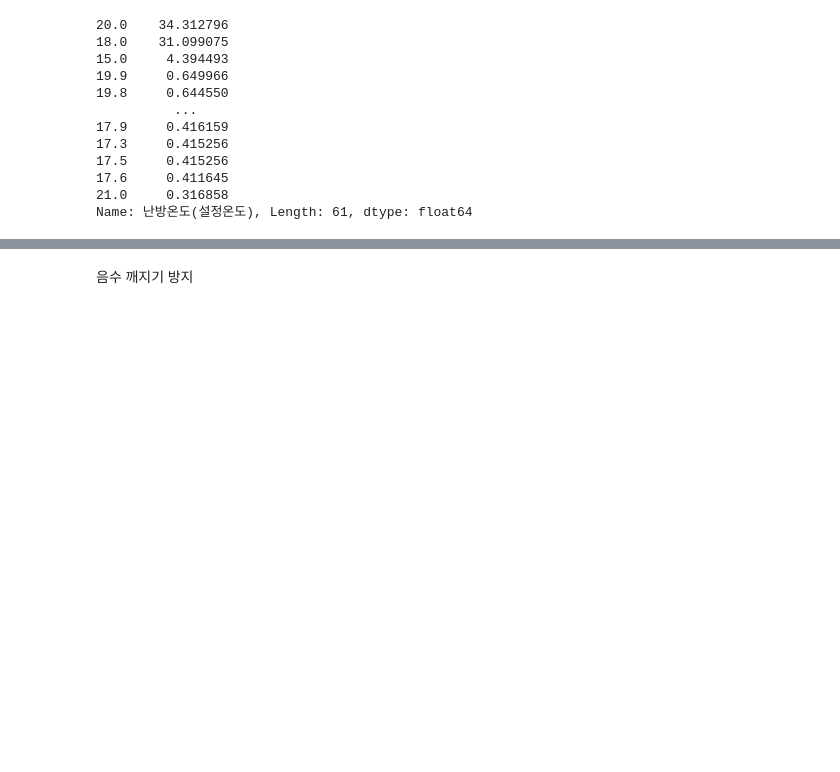
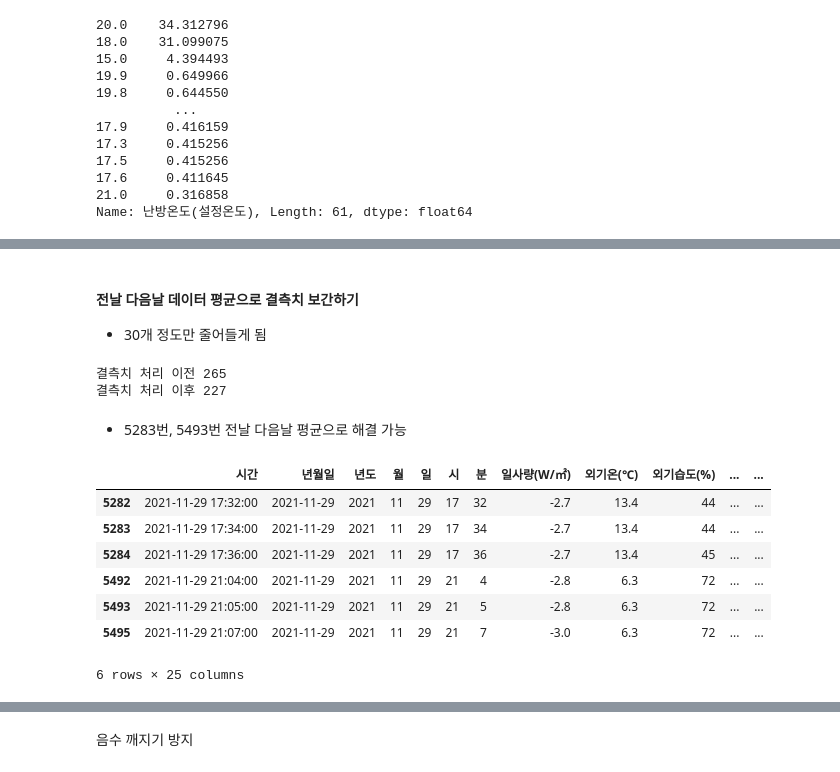
Before and after one commit to yxbxn/smart_farm, a Jupyter notebook: EDA.ipynb, the cells around one changed output, grey strips where cells are left out. Drawn from its saved outputs; the diff is of its cells as text; code cells hidden in the pictures; blank space fills up the shorter version.

```diff
--- a/EDA.ipynb
+++ b/EDA.ipynb
@@ -743,0 +752,5 @@ Name: 난방온도(설정온도), Length: 61, dtype: float64
+# %%
+smart_farm_null = train_df_2.copy()
+
+# Y값 결측치는 drop해주기
+smart_farm_null = smart_farm_null[smart_farm_null["열공급량(kWh)"].notnull()].reset_index(drop=True)
@@ -743,0 +791,3 @@ Name: 난방온도(설정온도), Length: 61, dtype: float64
+# %% [markdown]
+#### 전날 다음날 데이터 평균으로 결측치 보간하기
+- 30개 정도만 줄어들게 됨
@@ -743,0 +813,20 @@ Name: 난방온도(설정온도), Length: 61, dtype: float64
+# %%
+print("결측치 처리 이전",smart_farm_null.isnull().sum().sum())
+print("결측치 처리 이후",smart_farm_nonull.isnull().sum().sum())
+# %% [output]
+결측치 처리 이전 265
+결측치 처리 이후 227
+# %% [markdown]
+- 5283번, 5493번 전날 다음날 평균으로 해결 가능
+# %%
+# 결측치 처리 후
+smart_farm_null.iloc[[5282,5283,5284,5492,5493,5495],:]
+# %% [output]
+|  | 시간 | 년월일 | 년도 | 월 | 일 | 시 | 분 | 일사량(W/㎡) | 외기온(℃) | 외기습도(%) | ... | ... |
+| 5282 | 2021-11-29 17:32:00 | 2021-11-29 | 2021 | 11 | 29 | 17 | 32 | -2.7 | 13.4 | 44 | ... | ... |
+| 5283 | 2021-11-29 17:34:00 | 2021-11-29 | 2021 | 11 | 29 | 17 | 34 | -2.7 | 13.4 | 44 | ... | ... |
+| 5284 | 2021-11-29 17:36:00 | 2021-11-29 | 2021 | 11 | 29 | 17 | 36 | -2.7 | 13.4 | 45 | ... | ... |
+| 5492 | 2021-11-29 21:04:00 | 2021-11-29 | 2021 | 11 | 29 | 21 | 4 | -2.8 | 6.3 | 72 | ... | ... |
+| 5493 | 2021-11-29 21:05:00 | 2021-11-29 | 2021 | 11 | 29 | 21 | 5 | -2.8 | 6.3 | 72 | ... | ... |
+| 5495 | 2021-11-29 21:07:00 | 2021-11-29 | 2021 | 11 | 29 | 21 | 7 | -3.0 | 6.3 | 72 | ... | ... |
+6 rows × 25 columns
```
Also changed, not shown: parts of 27 cells of this notebook.
